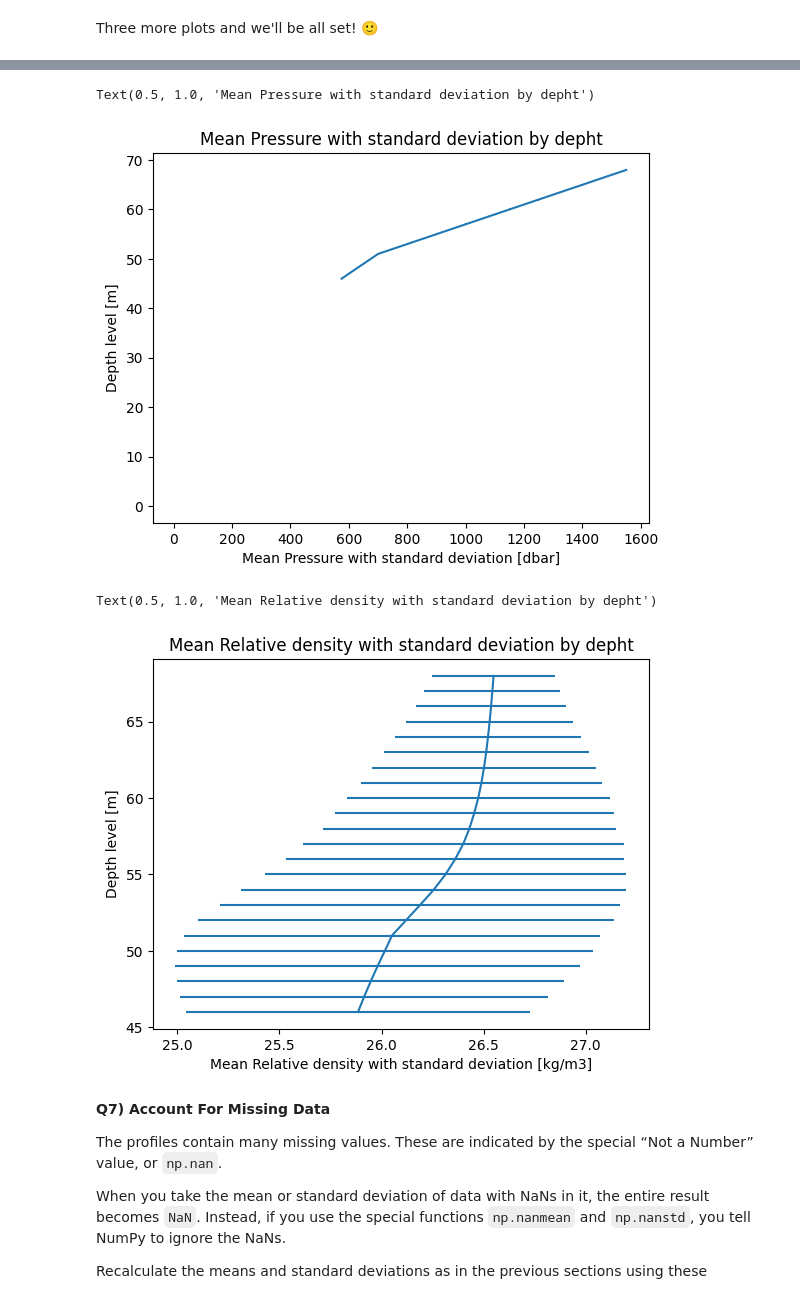
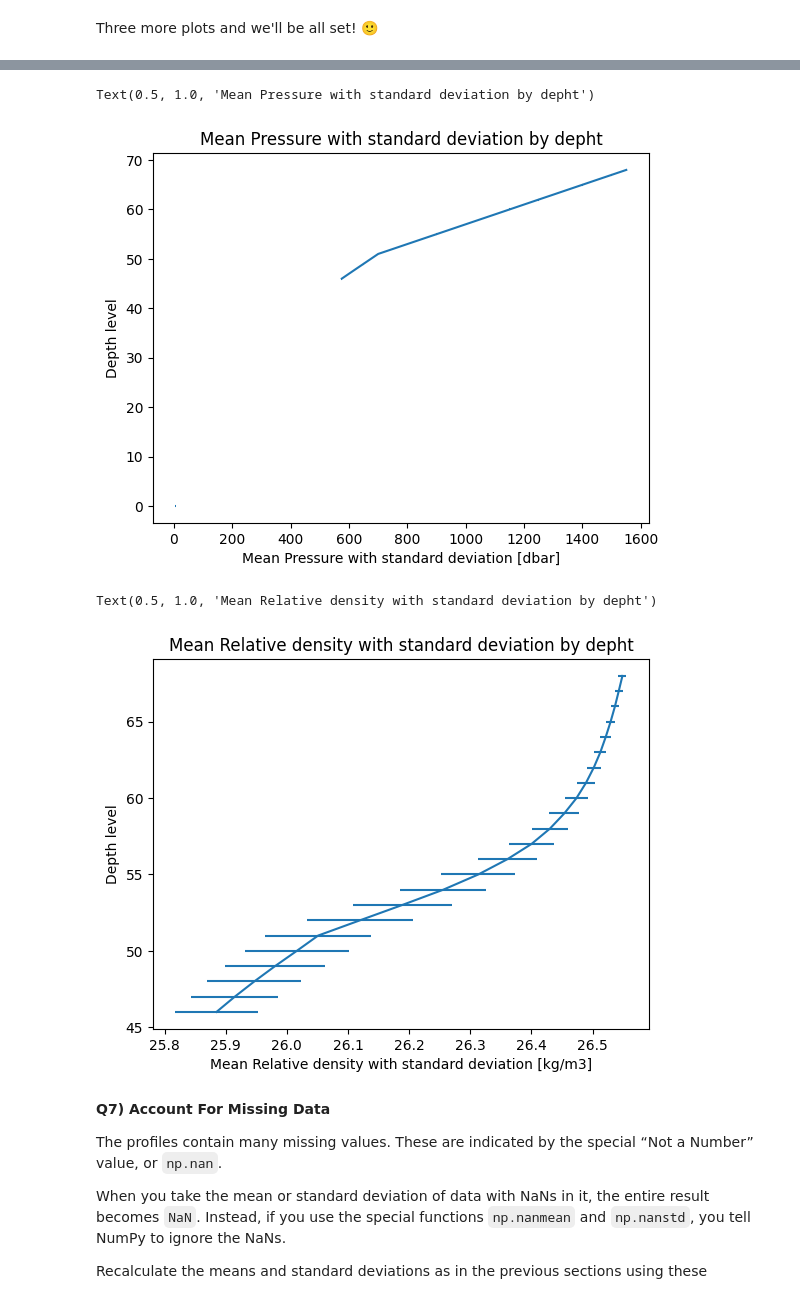
Before and after one commit to Polo-brap/2024_Intro_Python, a Jupyter notebook: ML_EES/IP/W2_S1.ipynb, the cells around one changed output, grey strips where cells are left out. Saved outputs shown, nothing was run; the diff lists cells and outputs as text; code cells hidden in the pictures.

```diff
--- a/ML_EES/IP/W2_S1.ipynb
+++ b/ML_EES/IP/W2_S1.ipynb
@@ -333,11 +333,11 @@ print(RD_mean.shape)
 # %%
 SD_T = np.std(T,axis=1)
 
-SD_S = np.std(T,axis=1)
+SD_S = np.std(S,axis=1)
 
-SD_P = np.std(T,axis=1)
+SD_P = np.std(P,axis=1)
 
-SD_RD = np.std(T,axis=1)
+SD_RD = np.std(RD,axis=1)
 
 print(SD_T.shape, SD_S.shape, SD_P.shape, SD_RD.shape)
 # %% [output]
@@ -382,19 +382,19 @@ Text(0.5, 1.0, 'Mean Salinity with standard deviation by depht')
 # %%
 plt.errorbar(P_mean,level,xerr=SD_P)
 plt.xlabel('Mean Pressure with standard deviation [dbar]')
-plt.ylabel('Depth level [m]')
+plt.ylabel('Depth level')
 plt.title('Mean Pressure with standard deviation by depht')
 # %% [output]
 Text(0.5, 1.0, 'Mean Pressure with standard deviation by depht')
-[figure, old version]
+[figure, new version]
 # %%
 plt.errorbar(RD_mean,level,xerr=SD_RD)
 plt.xlabel('Mean Relative density with standard deviation [kg/m3]')
-plt.ylabel('Depth level [m]')
+plt.ylabel('Depth level')
 plt.title('Mean Relative density with standard deviation by depht')
 # %% [output]
 Text(0.5, 1.0, 'Mean Relative density with standard deviation by depht')
-[figure, old version]
+[figure, new version]
 # %% [markdown]
 **Q7) Account For Missing Data**
 
```
Also changed, not shown: parts of 13 cells of this notebook.
